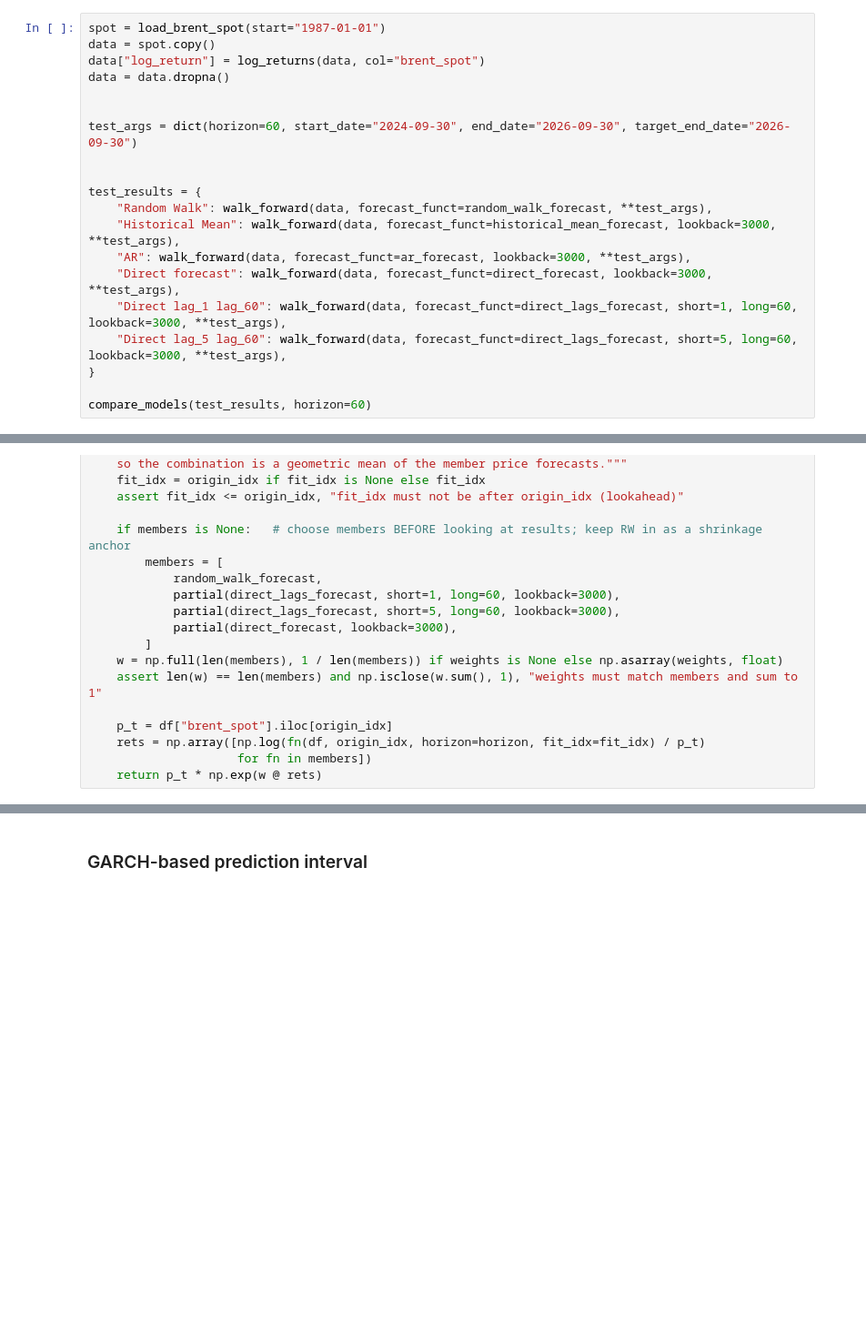
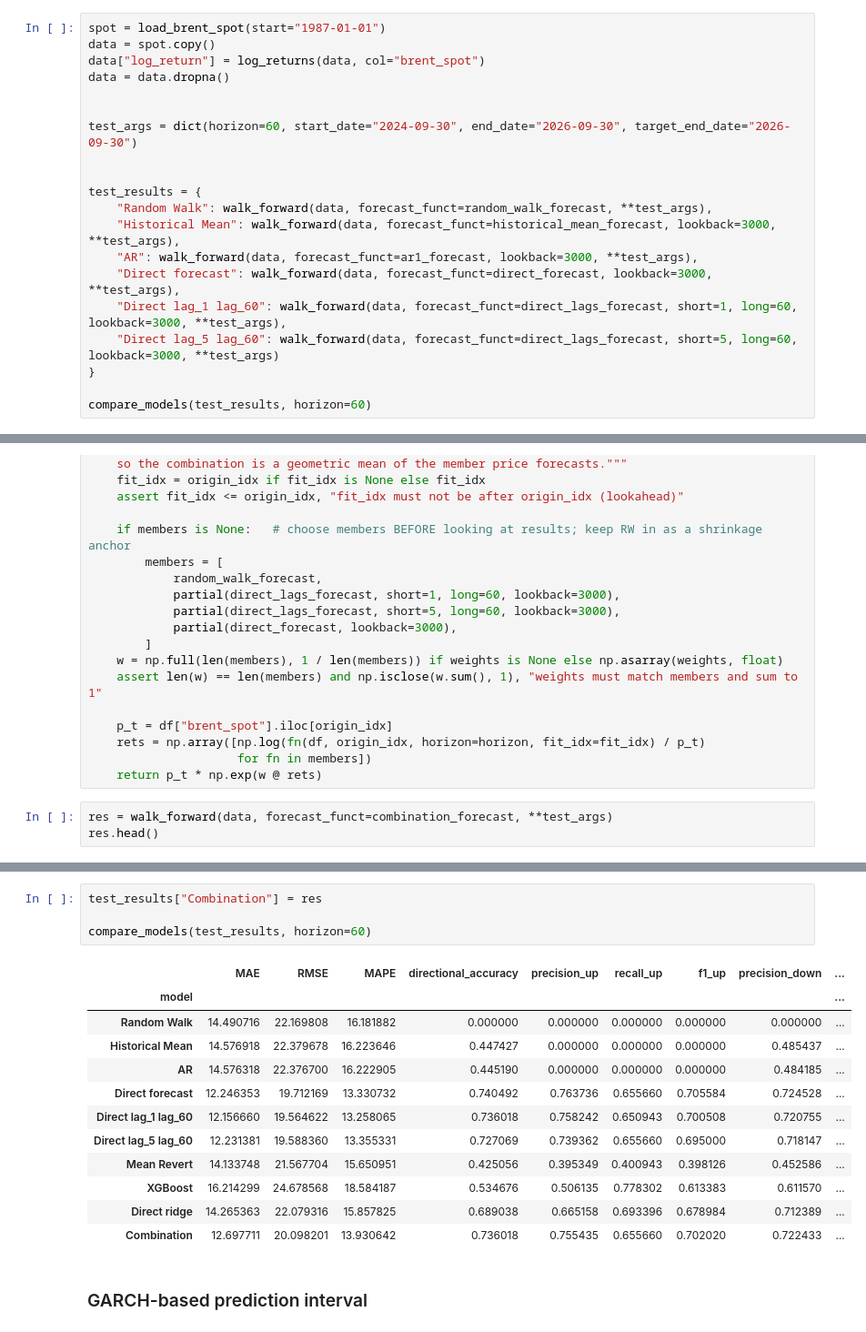
Before and after one commit to airrehn/Sample-Taxed, a Jupyter notebook: notebooks/hcy_forecast60.ipynb, the cells around one changed output, grey strips where cells are left out. Shown at 91% size. Drawn from its saved outputs; the diff is of its cells as text; blank space fills up the shorter version.

Commit message:
Updates 60days forecast notebook

```diff
--- a/notebooks/horizon_60_notebook-updated-Copy.ipynb
+++ b/notebooks/hcy_forecast60.ipynb
@@ -24,10 +25,10 @@ test_args = dict(horizon=60, start_date="2024-09-30", end_date="2026-09-30", tar
 test_results = {
     "Random Walk": walk_forward(data, forecast_funct=random_walk_forecast, **test_args),
     "Historical Mean": walk_forward(data, forecast_funct=historical_mean_forecast, lookback=3000, **test_args),
-    "AR": walk_forward(data, forecast_funct=ar_forecast, lookback=3000, **test_args),
+    "AR": walk_forward(data, forecast_funct=ar1_forecast, lookback=3000, **test_args),
     "Direct forecast": walk_forward(data, forecast_funct=direct_forecast, lookback=3000, **test_args),
     "Direct lag_1 lag_60": walk_forward(data, forecast_funct=direct_lags_forecast, short=1, long=60, lookback=3000, **test_args),
-    "Direct lag_5 lag_60": walk_forward(data, forecast_funct=direct_lags_forecast, short=5, long=60, lookback=3000, **test_args),
+    "Direct lag_5 lag_60": walk_forward(data, forecast_funct=direct_lags_forecast, short=5, long=60, lookback=3000, **test_args)
 }
 
 compare_models(test_results, horizon=60)
@@ -301,3 +191,6 @@ def combination_forecast(df, origin_idx, horizon=60, fit_idx=None, members=None,
     rets = np.array([np.log(fn(df, origin_idx, horizon=horizon, fit_idx=fit_idx) / p_t)
                      for fn in members])
     return p_t * np.exp(w @ rets)
+# %%
+res = walk_forward(data, forecast_funct=combination_forecast, **test_args)
+res.head()
@@ -304,3 +204,20 @@ def combination_forecast(df, origin_idx, horizon=60, fit_idx=None, members=None,
+# %%
+test_results["Combination"] = res
+
+compare_models(test_results, horizon=60)
+# %% [output]
+|  | MAE | RMSE | MAPE | directional_accuracy | precision_up | recall_up | f1_up | precision_down | ... |
+| model |  |  |  |  |  |  |  |  | ... |
+| Random Walk | 14.490716 | 22.169808 | 16.181882 | 0.000000 | 0.000000 | 0.000000 | 0.000000 | 0.000000 | ... |
+| Historical Mean | 14.576918 | 22.379678 | 16.223646 | 0.447427 | 0.000000 | 0.000000 | 0.000000 | 0.485437 | ... |
+| AR | 14.576318 | 22.376700 | 16.222905 | 0.445190 | 0.000000 | 0.000000 | 0.000000 | 0.484185 | ... |
+| Direct forecast | 12.246353 | 19.712169 | 13.330732 | 0.740492 | 0.763736 | 0.655660 | 0.705584 | 0.724528 | ... |
+| Direct lag_1 lag_60 | 12.156660 | 19.564622 | 13.258065 | 0.736018 | 0.758242 | 0.650943 | 0.700508 | 0.720755 | ... |
+| Direct lag_5 lag_60 | 12.231381 | 19.588360 | 13.355331 | 0.727069 | 0.739362 | 0.655660 | 0.695000 | 0.718147 | ... |
+| Mean Revert | 14.133748 | 21.567704 | 15.650951 | 0.425056 | 0.395349 | 0.400943 | 0.398126 | 0.452586 | ... |
+| XGBoost | 16.214299 | 24.678568 | 18.584187 | 0.534676 | 0.506135 | 0.778302 | 0.613383 | 0.611570 | ... |
+| Direct ridge | 14.265363 | 22.079316 | 15.857825 | 0.689038 | 0.665158 | 0.693396 | 0.678984 | 0.712389 | ... |
+| Combination | 12.697711 | 20.098201 | 13.930642 | 0.736018 | 0.755435 | 0.655660 | 0.702020 | 0.722433 | ... |
 # %% [markdown]
 ### GARCH-based prediction interval
 # %%
```
Also changed, not shown: parts of 6 cells of this notebook, 1 other file.
